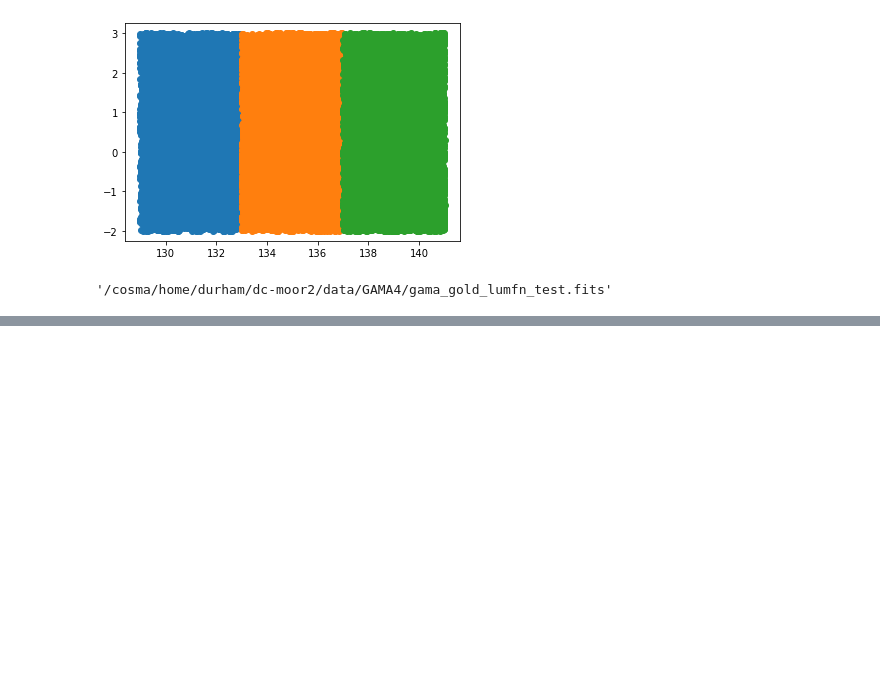
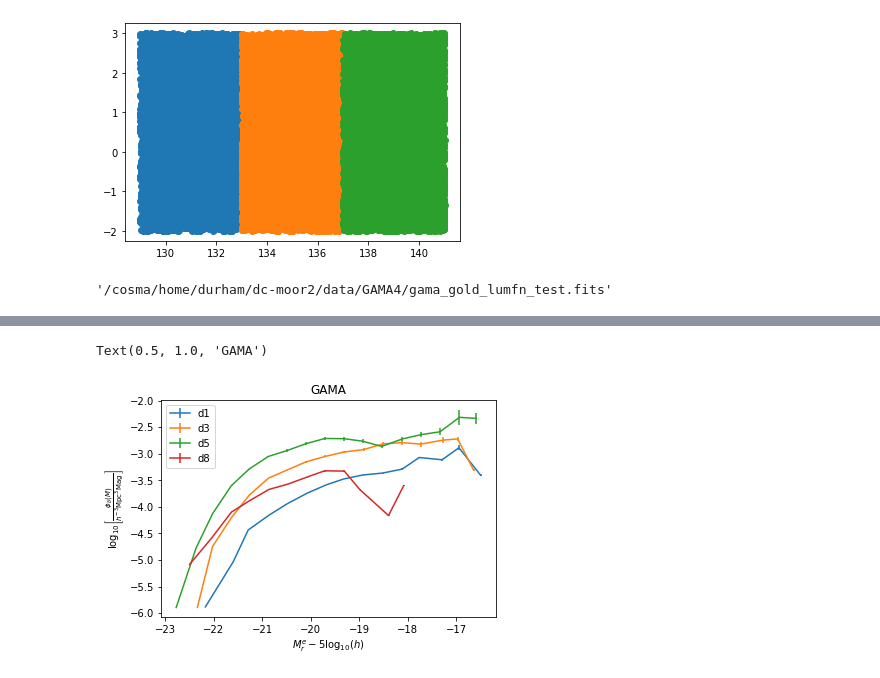
Before and after one commit to SgmAstro/DESI, a Jupyter notebook: docs/nb/jackknifeQA.ipynb, the cells around one changed output, grey strips where cells are left out. Saved outputs shown, nothing was run; the diff lists cells and outputs as text; code cells hidden in the pictures; blank space fills up the shorter version.

```diff
--- a/docs/nb/jackknifeQA.ipynb
+++ b/docs/nb/jackknifeQA.ipynb
@@ -115,6 +123,0 @@ WARNING: AstropyDeprecationWarning: Specified hdu=15 not found, reading in first
-# %%
-lumfn = Table.read(fpath, hdu=1)
-print(lumfn['PHI_IVMAX'].data)
-
-lumfn = Table.read(fpath, hdu=2)
-print(lumfn['PHI_IVMAX'].data)
@@ -134,0 +124,21 @@ WARNING: AstropyDeprecationWarning: Specified hdu=2 not found, reading in first
+# %%
+'''
+d8 JK work here
+'''
+# TODO: take from header.
+jackknife = 15
+
+for utier in [1, 3, 5, 8]:
+    fpath = '/cosma/home/durham/dc-moor2/data/GAMA4/gama_gold_G9_ddp_n8_d0_{}_lumfn_test2.fits'.format(utier)
+    lumfn = Table.read(fpath, hdu=1)
+
+
+    plt.errorbar(lumfn['MEDIAN_M'], np.log10(lumfn['PHI_JK']), yerr=lumfn['PHI_ERR'], label='d{}'.format(utier))
+
+plt.xlabel(r'$M_r^e - 5 \log_{10}(h)$')
+plt.ylabel(r'$\log_{10} \left[ \frac{\phi_\delta(M)}{h^{-3} {\rm Mpc}^{3} {\rm Mag}^{}} \right] $')
+plt.legend()
+plt.title(survey.upper())
+# %% [output]
+Text(0.5, 1.0, 'GAMA')
+[figure, added]
```
Also changed, not shown: parts of 3 cells of this notebook.
